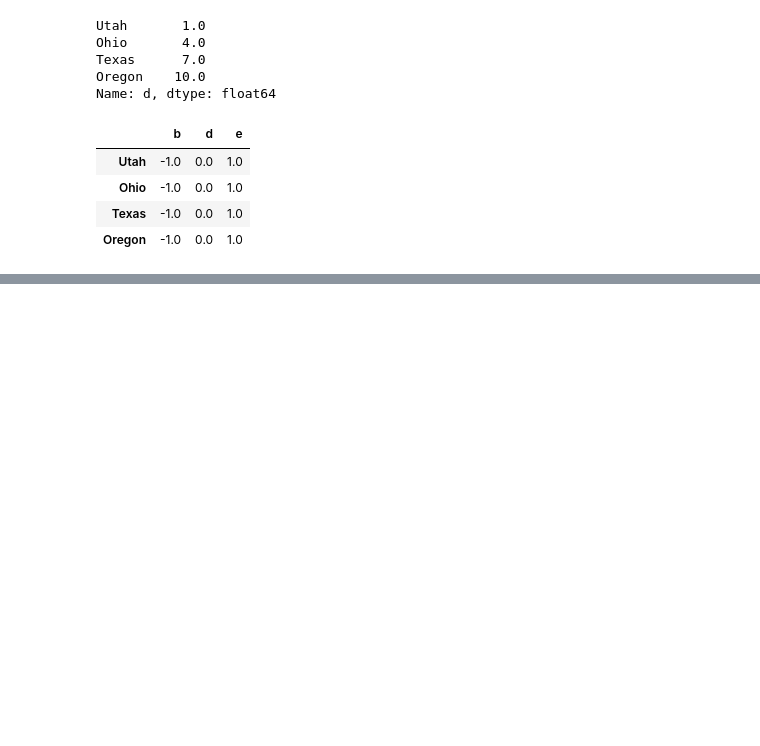
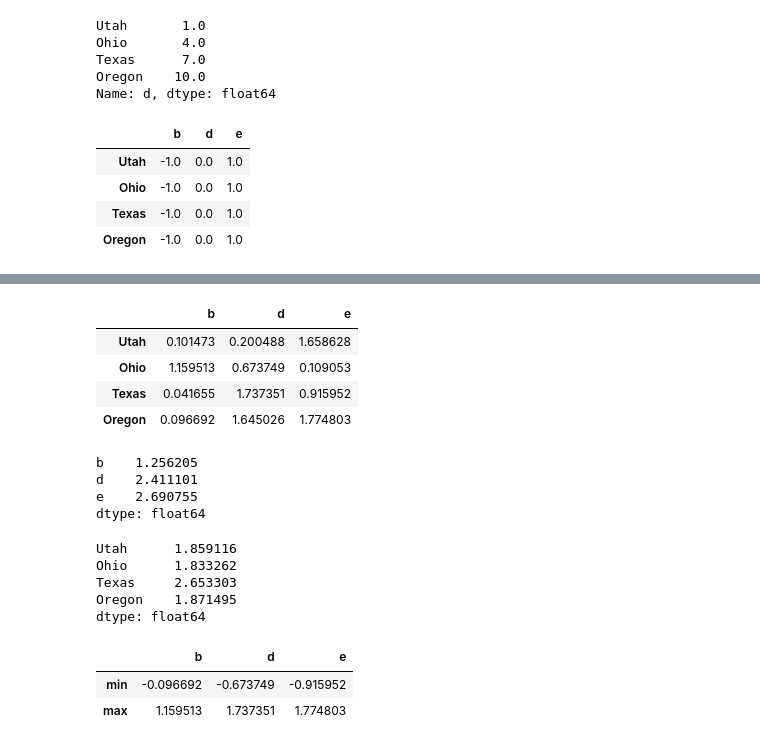
Before and after one commit to mapea1606/data-analysis-sandbox, a Jupyter notebook: notebooks/Introduction_to_pandas.ipynb, the cells around one changed output, grey strips where cells are left out. Cells and saved outputs as stored; diff of their text form; code cells hidden in the pictures; blank space fills up the shorter version.

```diff
--- a/notebooks/Introduction_to_pandas.ipynb
+++ b/notebooks/Introduction_to_pandas.ipynb
@@ -1163,0 +1197,8 @@ frame.sub(series3, axis="index")
+# %%
+np.abs(frame)
+# %% [output]
+|  | b | d | e |
+| Utah | 0.101473 | 0.200488 | 1.658628 |
+| Ohio | 1.159513 | 0.673749 | 0.109053 |
+| Texas | 0.041655 | 1.737351 | 0.915952 |
+| Oregon | 0.096692 | 1.645026 | 1.774803 |
@@ -1163,0 +1208,15 @@ frame.sub(series3, axis="index")
+# %%
+frame.apply(f1)
+# %% [output]
+b    1.256205
+d    2.411101
+e    2.690755
+dtype: float64
+# %%
+frame.apply(f1, axis="columns")
+# %% [output]
+Utah      1.859116
+Ohio      1.833262
+Texas     2.653303
+Oregon    1.871495
+dtype: float64
@@ -1163,0 +1226,6 @@ frame.sub(series3, axis="index")
+# %%
+frame.apply(f2)
+# %% [output]
+|  | b | d | e |
+| min | -0.096692 | -0.673749 | -0.915952 |
+| max | 1.159513 | 1.737351 | 1.774803 |
```
Also changed, not shown: parts of 36 cells of this notebook.
